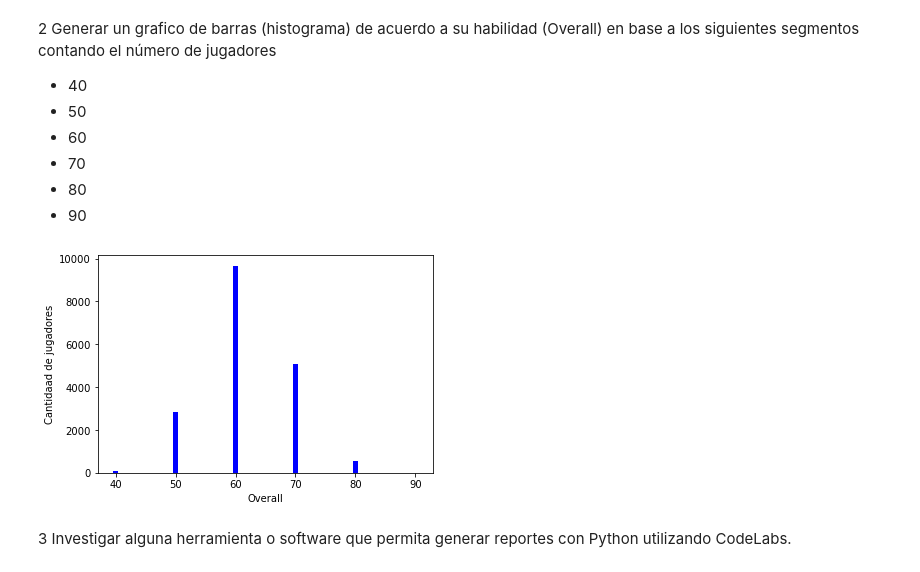
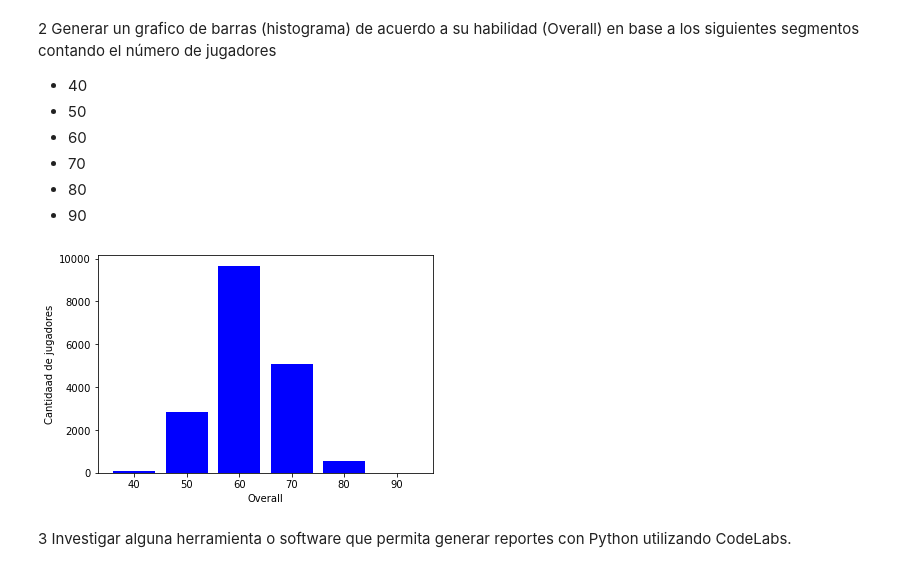
Before and after one commit to Charly1590/Simulacion, a Jupyter notebook: Trabajos en clase/TrabajoGraficas.ipynb, the cells around one changed output. Drawn from its saved outputs; the diff is of its cells as text; code cells hidden in the pictures.

```diff
--- a/Trabajos en clase/TrabajoGraficas.ipynb
+++ b/Trabajos en clase/TrabajoGraficas.ipynb
@@ -68,16 +68,16 @@ lista70=datosFifa.loc[(datosFifa['Overall'] >= 70) & (datosFifa['Overall'] < 80)
 lista80=datosFifa.loc[(datosFifa['Overall'] >= 80) & (datosFifa['Overall'] < 90)]
 lista90=datosFifa.loc[(datosFifa['Overall'] >= 90) & (datosFifa['Overall'] < 100)]
 # %%
-eje_x = [40,50,60,70,80,90]
+eje_x = ['40','50','60','70','80','90']
 eje_y = [len(lista40), len(lista50), len(lista60), len(lista70), len(lista80), len(lista90)]
 
 plt.figure()
 plt.bar(eje_x, eje_y, color="blue")
 plt.ylabel('Cantidaad de jugadores')
 plt.xlabel('Overall')
 plt.show()
 # %% [output]
-[figure, old version]
+[figure, new version]
 # %% [markdown]
 3 Investigar alguna herramienta o software que permita generar reportes con Python utilizando CodeLabs.
 # %% [markdown]
```
Also changed, not shown: parts of 2 cells of this notebook, 1 other file.
